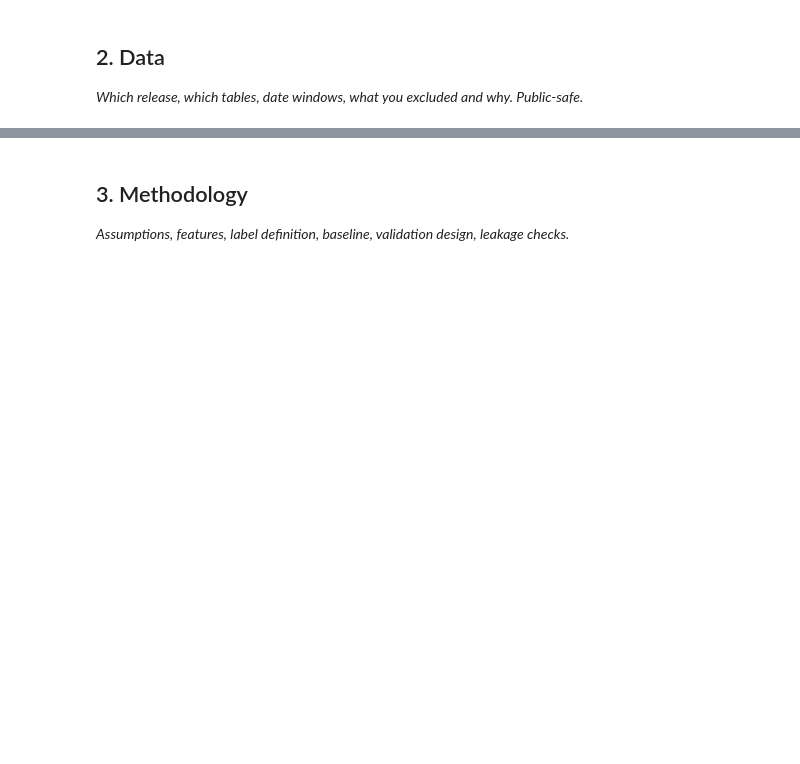
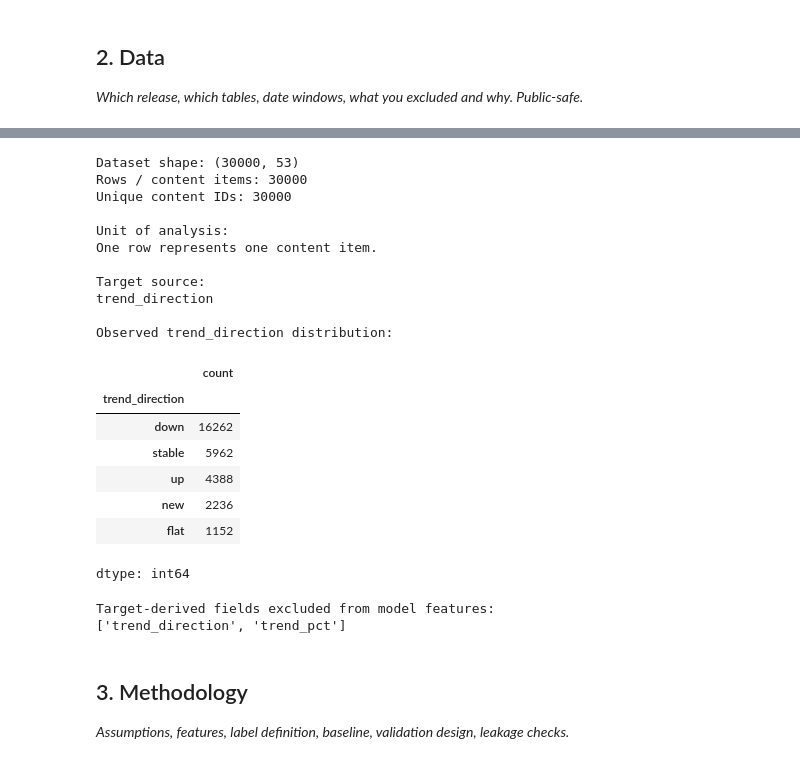
Before and after one commit to Ravindrathalari06/flyrank-internship-ml, a Jupyter notebook: work/notebooks/capstone.ipynb, the cells around one changed output, grey strips where cells are left out. Drawn from its saved outputs; the diff is of its cells as text; code cells hidden in the pictures; blank space fills up the shorter version.

```diff
--- a/work/notebooks/capstone.ipynb
+++ b/work/notebooks/capstone.ipynb
@@ -12,0 +23,22 @@ This skeleton is yours to fill. Work the sections **in order** — each one has
+# %%
+# Capstone Section 1: Question
+# Establish the dataset and the decision target.
+
+from datasets import load_dataset
+import pandas as pd
+import numpy as np
+
+dataset = load_dataset("FlyRank/internship-starter")
+df = dataset["train"].to_pandas()
+
+print("Rows:", len(df))
+print("Columns:", len(df.columns))
+
+print("\nDecision supported:")
+print("Which content items should be investigated first?")
+
+print("\nResearch question:")
+print(
+    "Which content items should be prioritized for human review "
+    "using observable search and content signals?"
+)
@@ -17,3 +66,47 @@ This skeleton is yours to fill. Work the sections **in order** — each one has
+# %%
+# Capstone Section 2: Data
+# Verify dataset size, unit of analysis, and target distribution.
+
+print("Dataset shape:", df.shape)
+print("Rows / content items:", len(df))
+print("Unique content IDs:", df["content_id"].nunique())
+
+print("\nUnit of analysis:")
+print("One row represents one content item.")
+
+print("\nTarget source:")
+print("trend_direction")
+
+print("\nObserved trend_direction distribution:")
+display(
+    df["trend_direction"]
+    .value_counts(dropna=False)
+)
+
+print("\nTarget-derived fields excluded from model features:")
+print(["trend_direction", "trend_pct"])
+# %% [output]
+Dataset shape: (30000, 53)
+Rows / content items: 30000
+Unique content IDs: 30000
+
+Unit of analysis:
+One row represents one content item.
+
+Target source:
+trend_direction
+
+Observed trend_direction distribution:
+|  | count |
+| trend_direction |  |
+| down | 16262 |
+| stable | 5962 |
+| up | 4388 |
+| new | 2236 |
+| flat | 1152 |
+dtype: int64
+Target-derived fields excluded from model features:
+['trend_direction', 'trend_pct']
 # %% [markdown]
 ## 3. Methodology
 
```
Also changed, not shown: parts of 13 cells of this notebook.
